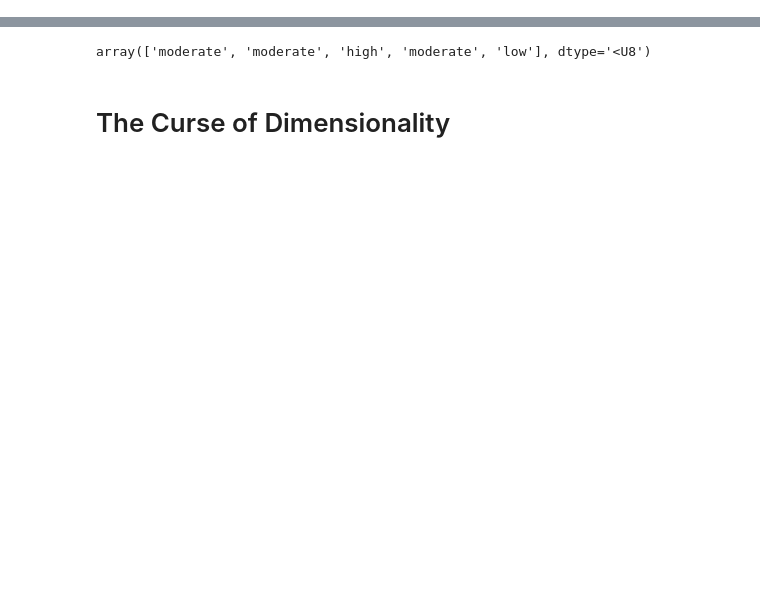
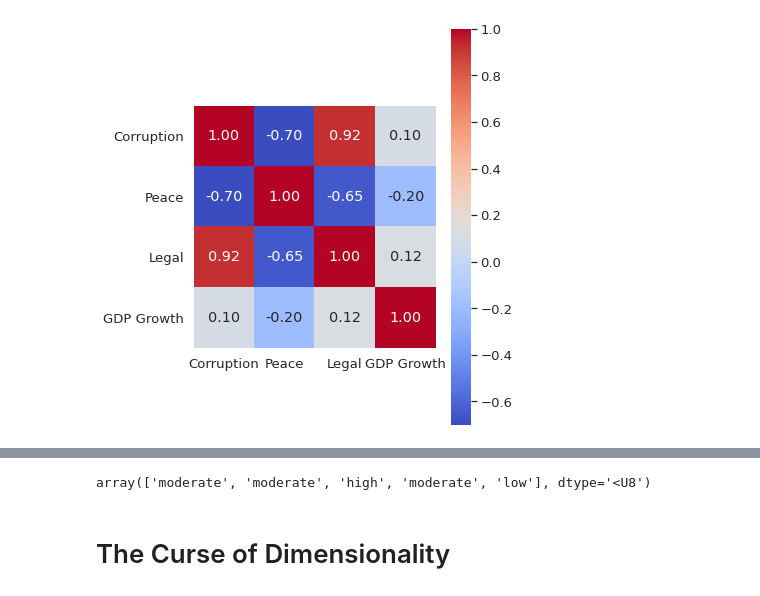
Before and after one commit to YI-CHENG-SHIH645/ML, a Jupyter notebook: ch2_unsupervised-learning/ch2.ipynb, the cells around one changed output, grey strips where cells are left out. Cells and saved outputs as stored; diff of their text form; code cells hidden in the pictures; blank space fills up the shorter version.

```diff
--- a/ch2_unsupervised-learning/ch2.ipynb
+++ b/ch2_unsupervised-learning/ch2.ipynb
@@ -80,0 +57,10 @@ original_input = df[['Peace', 'Legal', 'GDP Growth']]
+# %%
+#@title correlation between features
+#@markdown 如果 feature 間存在 correlation 的話 <br>
+#@markdown 是不是會影響後續演算法的效果 <br>
+
+interested_features = df.columns[2:6]
+corr_matrix = df[interested_features].corr()
+draw_corr_heatmap(corr_matrix, interested_features)
+# %% [output]
+[figure, added]
```
Also changed, not shown: parts of 22 cells of this notebook.
